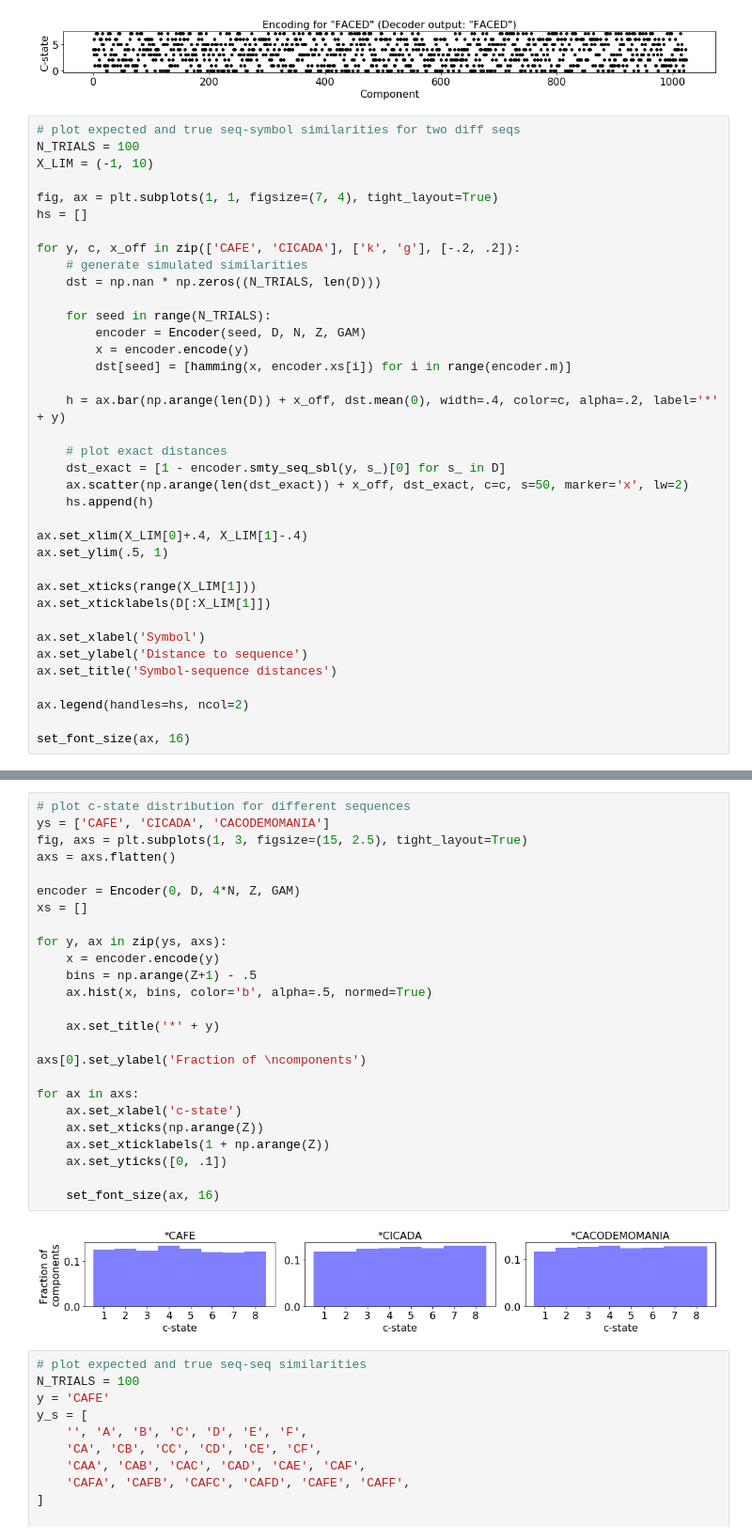
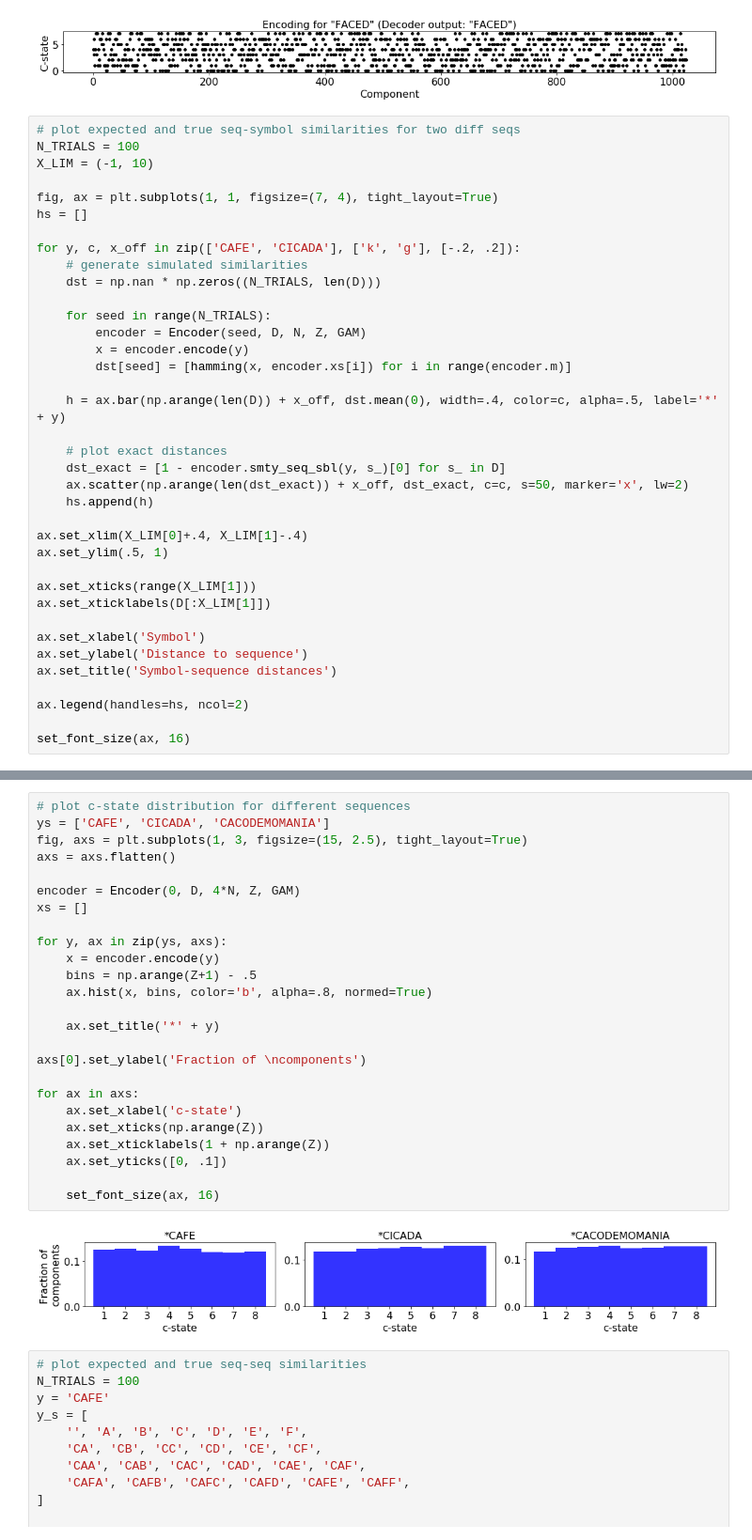
Before and after one commit to rkp8000/crossing_over, a Jupyter notebook: 1_encoding.ipynb, the cells around one changed output, grey strips where cells are left out. Shown at 94% size. Cells and saved outputs as stored; diff of their text form.

Commit message:
Darken bar plots.

```diff
--- a/1_encoding.ipynb
+++ b/1_encoding.ipynb
@@ -205,7 +205,7 @@ for y, c, x_off in zip(['CAFE', 'CICADA'], ['k', 'g'], [-.2, .2]):
         x = encoder.encode(y)
         dst[seed] = [hamming(x, encoder.xs[i]) for i in range(encoder.m)]
 
-    h = ax.bar(np.arange(len(D)) + x_off, dst.mean(0), width=.4, color=c, alpha=.2, label='*' + y)
+    h = ax.bar(np.arange(len(D)) + x_off, dst.mean(0), width=.4, color=c, alpha=.5, label='*' + y)
 
     # plot exact distances
     dst_exact = [1 - encoder.smty_seq_sbl(y, s_)[0] for s_ in D]
@@ -332,30 +332,30 @@ set_font_size(ax, 16)
 # %%
 # plot c-state distribution for different sequences
 ys = ['CAFE', 'CICADA', 'CACODEMOMANIA']
 fig, axs = plt.subplots(1, 3, figsize=(15, 2.5), tight_layout=True)
 axs = axs.flatten()
 
 encoder = Encoder(0, D, 4*N, Z, GAM)
 xs = []
 
 for y, ax in zip(ys, axs):
     x = encoder.encode(y)
     bins = np.arange(Z+1) - .5
-    ax.hist(x, bins, color='b', alpha=.5, normed=True)
+    ax.hist(x, bins, color='b', alpha=.8, normed=True)
 
     ax.set_title('*' + y)
 
 axs[0].set_ylabel('Fraction of \ncomponents')
 
 for ax in axs:
     ax.set_xlabel('c-state')
     ax.set_xticks(np.arange(Z))
     ax.set_xticklabels(1 + np.arange(Z))
     ax.set_yticks([0, .1])
 
     set_font_size(ax, 16)
 # %% [output]
-[figure, old version]
+[figure, new version]
 # %%
 # plot expected and true seq-seq similarities
 N_TRIALS = 100
```
Also changed, not shown: parts of 4 cells of this notebook.
